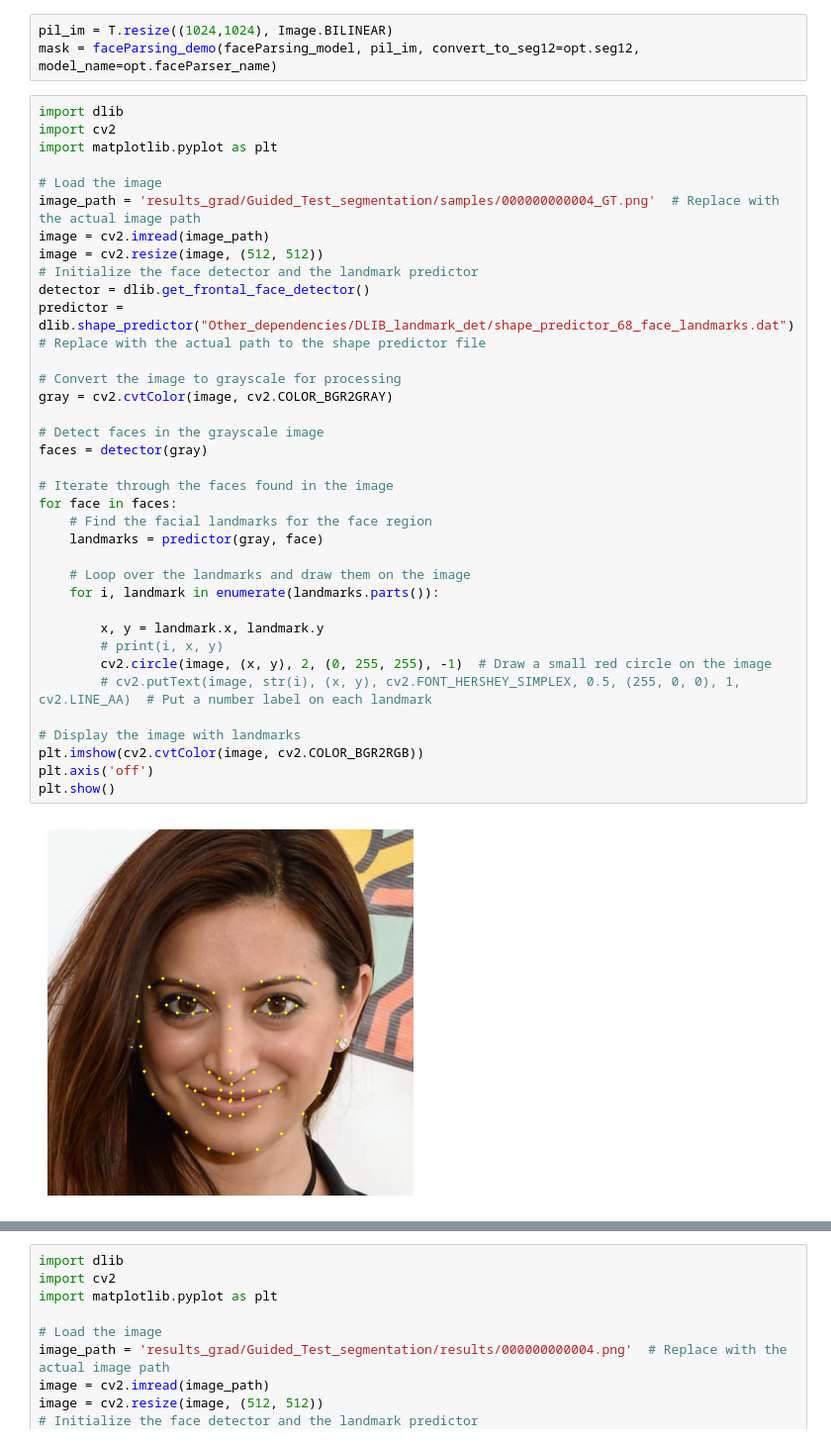
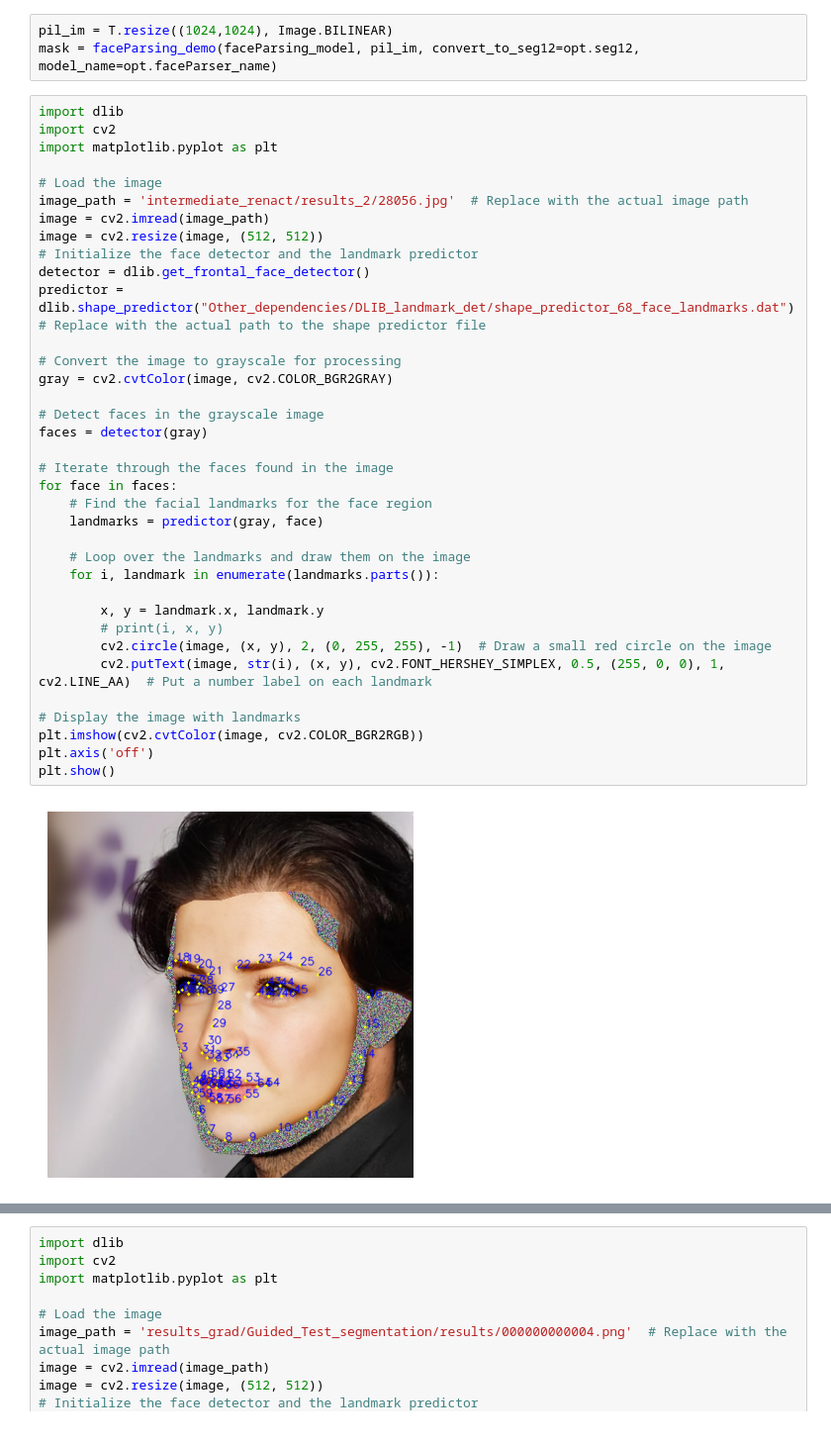
Before and after one commit to Sanoojan/Paint_for_swap, a Jupyter notebook: analyse.ipynb, the cells around one changed output, grey strips where cells are left out. Shown at 99% size. Drawn from its saved outputs; the diff is of its cells as text.

```diff
--- a/analyse.ipynb
+++ b/analyse.ipynb
@@ -219,35 +219,35 @@ import cv2
 import matplotlib.pyplot as plt
 
 # Load the image
-image_path = 'results_grad/Guided_Test_segmentation/samples/000000000004_GT.png'  # Replace with the actual image path
+image_path = 'intermediate_renact/results_2/28056.jpg'  # Replace with the actual image path
 image = cv2.imread(image_path)
 image = cv2.resize(image, (512, 512))
 # Initialize the face detector and the landmark predictor
 detector = dlib.get_frontal_face_detector()
 predictor = dlib.shape_predictor("Other_dependencies/DLIB_landmark_det/shape_predictor_68_face_landmarks.dat") # Replace with the actual path to the shape predictor file
 
 # Convert the image to grayscale for processing
 gray = cv2.cvtColor(image, cv2.COLOR_BGR2GRAY)
 
 # Detect faces in the grayscale image
 faces = detector(gray)
 
 # Iterate through the faces found in the image
 for face in faces:
     # Find the facial landmarks for the face region
     landmarks = predictor(gray, face)
 
     # Loop over the landmarks and draw them on the image
     for i, landmark in enumerate(landmarks.parts()):
 
         x, y = landmark.x, landmark.y
         # print(i, x, y)
         cv2.circle(image, (x, y), 2, (0, 255, 255), -1)  # Draw a small red circle on the image
-        # cv2.putText(image, str(i), (x, y), cv2.FONT_HERSHEY_SIMPLEX, 0.5, (255, 0, 0), 1, cv2.LINE_AA)  # Put a number label on each landmark
+        cv2.putText(image, str(i), (x, y), cv2.FONT_HERSHEY_SIMPLEX, 0.5, (255, 0, 0), 1, cv2.LINE_AA)  # Put a number label on each landmark
 
 # Display the image with landmarks
 plt.imshow(cv2.cvtColor(image, cv2.COLOR_BGR2RGB))
 plt.axis('off')
 plt.show()
 # %% [output]
-[figure, old version]
+[figure, new version]
```
Also changed, not shown: parts of 8 cells of this notebook, 29 other files.
